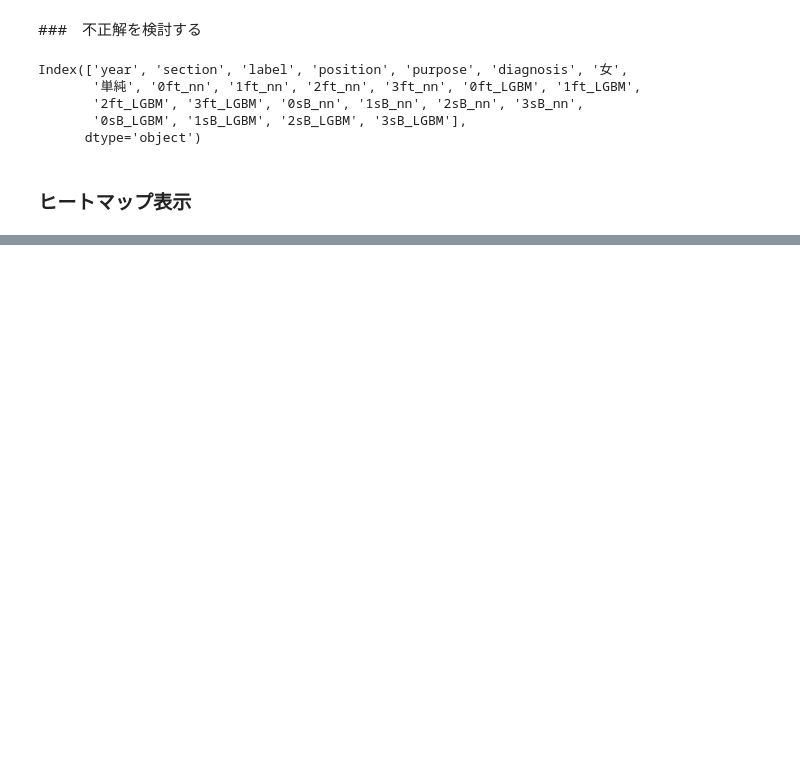
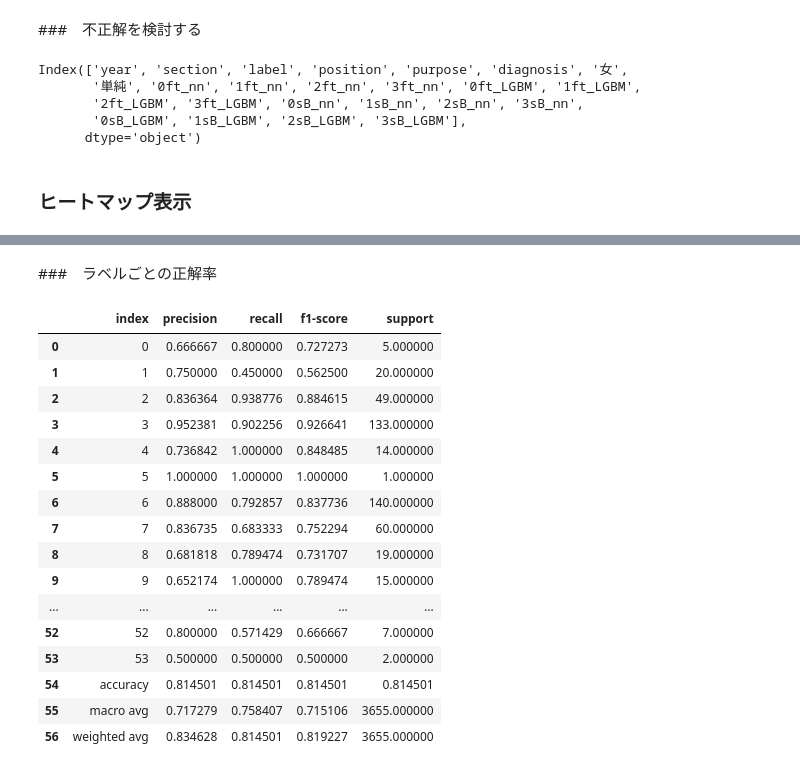
Before and after one commit to mecab-g/MRI, a Jupyter notebook: プロトコール予測/3.3recomendation_comp.ipynb, the cells around one changed output, grey strips where cells are left out. Saved outputs shown, nothing was run; the diff lists cells and outputs as text; code cells hidden in the pictures; blank space fills up the shorter version.

```diff
--- a/プロトコール予測/3.3recomendation_comp.ipynb
+++ b/プロトコール予測/3.3recomendation_comp.ipynb
@@ -780,0 +843,8 @@ plt.savefig('lg_sB_heatmap.png')
+# %% [markdown]
+###　ラベルごとの正解率
+# %%
+with open ('../PICKLES/sB_LGBM_reports.pkl', 'rb') as f:
+    sB_LGBM_reports = pickle.load(f)
+# %%
+with open ('../PICKLES/sB_nn_reports.pkl', 'rb') as f:
+    sB_NN_reports = pickle.load(f)
@@ -780,0 +857,21 @@ plt.savefig('lg_sB_heatmap.png')
+# %%
+a=sB_NN_reports[0].reset_index()
+a
+# %% [output]
+|  | index | precision | recall | f1-score | support |
+| 0 | 0 | 0.666667 | 0.800000 | 0.727273 | 5.000000 |
+| 1 | 1 | 0.750000 | 0.450000 | 0.562500 | 20.000000 |
+| 2 | 2 | 0.836364 | 0.938776 | 0.884615 | 49.000000 |
+| 3 | 3 | 0.952381 | 0.902256 | 0.926641 | 133.000000 |
+| 4 | 4 | 0.736842 | 1.000000 | 0.848485 | 14.000000 |
+| 5 | 5 | 1.000000 | 1.000000 | 1.000000 | 1.000000 |
+| 6 | 6 | 0.888000 | 0.792857 | 0.837736 | 140.000000 |
+| 7 | 7 | 0.836735 | 0.683333 | 0.752294 | 60.000000 |
+| 8 | 8 | 0.681818 | 0.789474 | 0.731707 | 19.000000 |
+| 9 | 9 | 0.652174 | 1.000000 | 0.789474 | 15.000000 |
+| ... | ... | ... | ... | ... | ... |
+| 52 | 52 | 0.800000 | 0.571429 | 0.666667 | 7.000000 |
+| 53 | 53 | 0.500000 | 0.500000 | 0.500000 | 2.000000 |
+| 54 | accuracy | 0.814501 | 0.814501 | 0.814501 | 0.814501 |
+| 55 | macro avg | 0.717279 | 0.758407 | 0.715106 | 3655.000000 |
+| 56 | weighted avg | 0.834628 | 0.814501 | 0.819227 | 3655.000000 |
```
Also changed, not shown: parts of 21 cells of this notebook, 3 other files.
